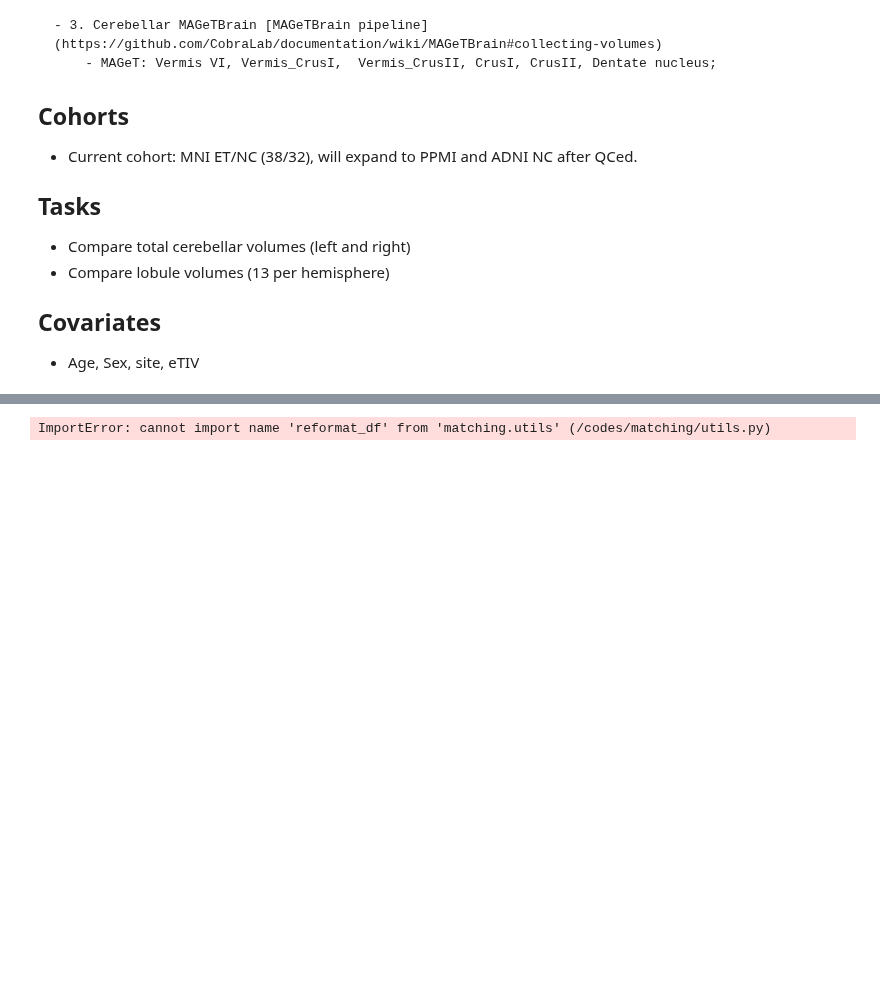
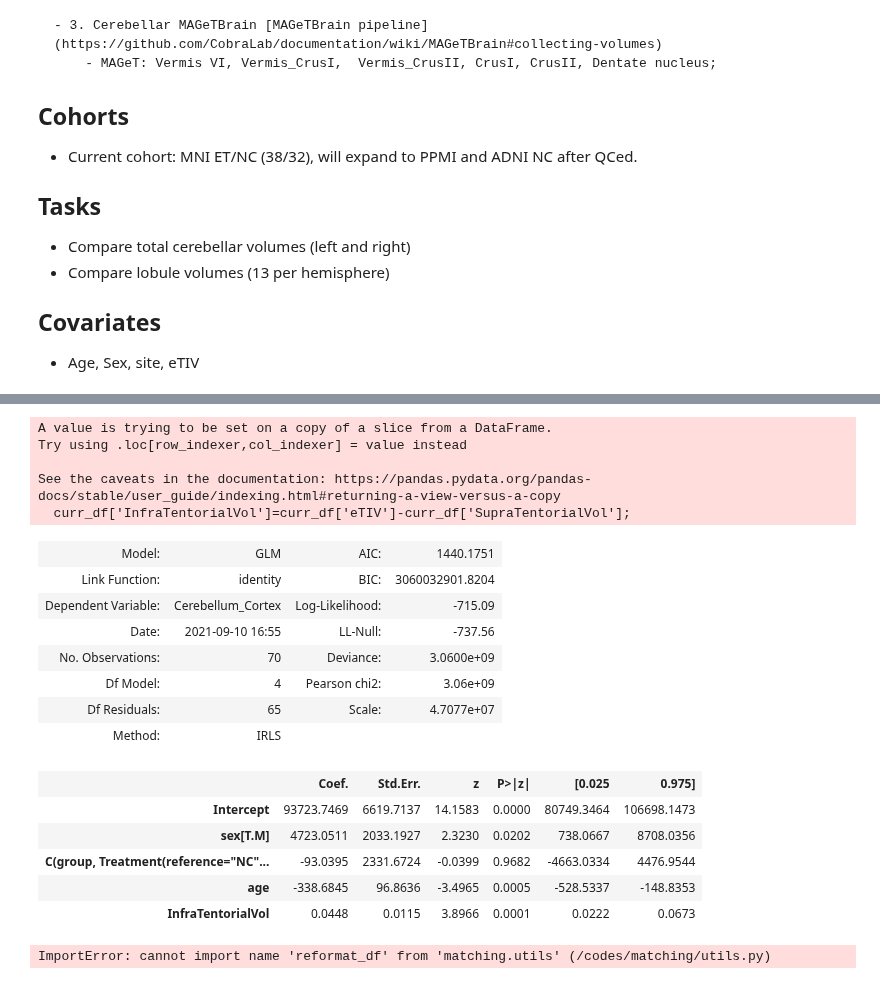
Before and after one commit to neurodatascience/ET_biomarker, a Jupyter notebook: stats/2_analysis_cerebellar_roi.ipynb, the cells around one changed output, grey strips where cells are left out. Saved outputs shown, nothing was run; the diff lists cells and outputs as text; code cells hidden in the pictures; blank space fills up the shorter version.

```diff
--- a/stats/2_analysis_cerebellar_roi.ipynb
+++ b/stats/2_analysis_cerebellar_roi.ipynb
@@ -104,7 +138,5 @@ target_list = ['CSF','CerebralWhiteMatterVol','CortexVol', 'TotalGrayVol',
 # %%
-###
-curr_data['infratentorial']=curr_data['eTIV']-curr_data['SupraTentorialVol'];
-
+### statistical analysis
 import statsmodels.api as sm
 import statsmodels.formula.api as smf
 from statsmodels.formula.api import glm
@@ -113,7 +145,50 @@ from scipy.stats import ranksums
 import pandas as pd
 import numpy as np
 
+curr_df['InfraTentorialVol']=curr_df['eTIV']-curr_df['SupraTentorialVol'];
+df = curr_df[(curr_df['group']=='ET')|(curr_df['group']=='NC')]
 n_permu=10000; alpha=5;
 stats_cols = ['voi','group','cohen_d','cohen_p','Wilcoxon','Wilcoxon_p','method'];
 #[x for x in curr_data.columns if 'tent' in x.lower()]
+# %% [output]
+A value is trying to be set on a copy of a slice from a DataFrame.
+Try using .loc[row_indexer,col_indexer] = value instead
+
+See the caveats in the documentation: https://pandas.pydata.org/pandas-docs/stable/user_guide/indexing.html#returning-a-view-versus-a-copy
+  curr_df['InfraTentorialVol']=curr_df['eTIV']-curr_df['SupraTentorialVol'];
+# %%
+## covariate
+from utils_et_biomarker.utils import ctr_conf, glm_test, sts_test, rep_model
+info_list=['age','sex','group','site','eTIV','SupraTentorialVol', 'SupraTentorialVolNotVent','InfraTentorialVol']
+cerebellum_list = ['Left_Cerebellum_Cortex','Left_Cerebellum_White_Matter',
+                   'Right_Cerebellum_Cortex','Right_Cerebellum_White_Matter',
+                   'Cerebellum_Cortex','Cerebellum_White_Matter'];
+lobular_list = ['Vermis_VI', 'Vermis_CrusI', 'Vermis_CrusII',
+                'Left_CrusI', 'Right_CrusI', 'Left_CrusII', 'Right_CrusII','Left_Dentate', 'Right_Dentate',
+                'MDTB_1', 'MDTB_2', 'MDTB_4', 'MDTB_5'];
+sts_df = df[info_list+cerebellum_list+lobular_list];
+
+tar_list = cerebellum_list;
+
+# basic GLM
+covariate_model_str = '~age+sex+InfraTentorialVol+C(group, Treatment(reference="NC"))';
+covariate_dict = glm_test(sts_df, tar_list, covariate_model_str);
+covariate_df   = sts_test(tar_list, sts_df, stats_cols, alpha, n_permu, 'covariate')
+# %%
+covariate_dict['Cerebellum_Cortex']['res'].summary2()
+# %% [output]
+| Model: | GLM | AIC: | 1440.1751 |
+| Link Function: | identity | BIC: | 3060032901.8204 |
+| Dependent Variable: | Cerebellum_Cortex | Log-Likelihood: | -715.09 |
+| Date: | 2021-09-10 16:55 | LL-Null: | -737.56 |
+| No. Observations: | 70 | Deviance: | 3.0600e+09 |
+| Df Model: | 4 | Pearson chi2: | 3.06e+09 |
+| Df Residuals: | 65 | Scale: | 4.7077e+07 |
+| Method: | IRLS |  |  |
+|  | Coef. | Std.Err. | z | P>|z| | [0.025 | 0.975] |
+| Intercept | 93723.7469 | 6619.7137 | 14.1583 | 0.0000 | 80749.3464 | 106698.1473 |
+| sex[T.M] | 4723.0511 | 2033.1927 | 2.3230 | 0.0202 | 738.0667 | 8708.0356 |
+| C(group, Treatment(reference="NC"... | -93.0395 | 2331.6724 | -0.0399 | 0.9682 | -4663.0334 | 4476.9544 |
+| age | -338.6845 | 96.8636 | -3.4965 | 0.0005 | -528.5337 | -148.8353 |
+| InfraTentorialVol | 0.0448 | 0.0115 | 3.8966 | 0.0001 | 0.0222 | 0.0673 |
 # %%
```
Also changed, not shown: parts of 8 cells of this notebook, 2 other files.
